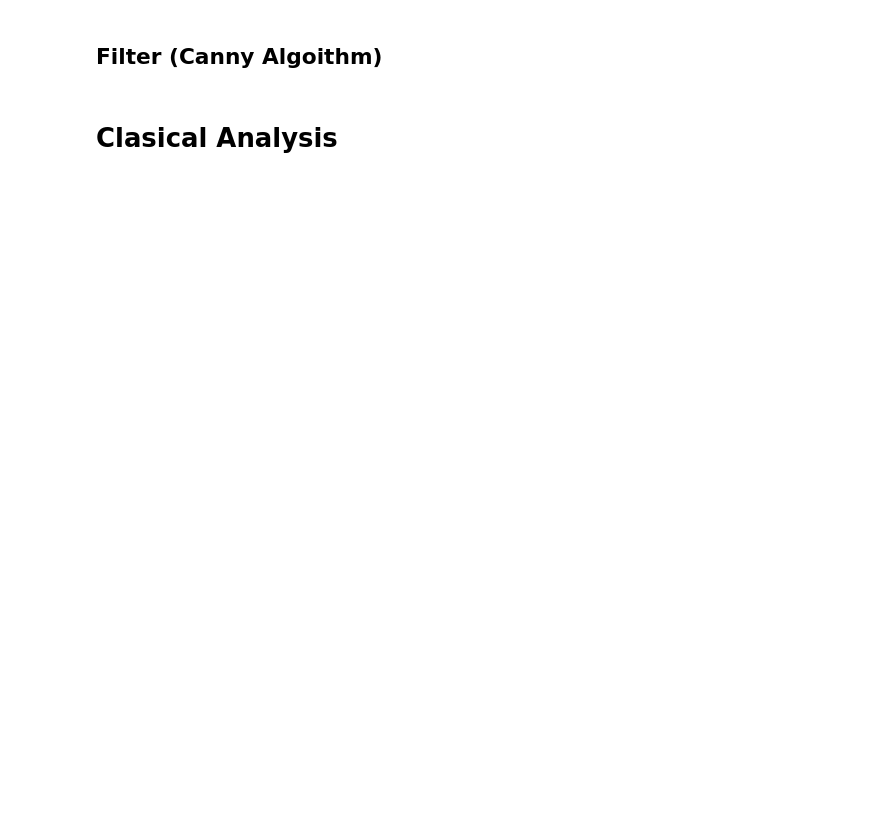
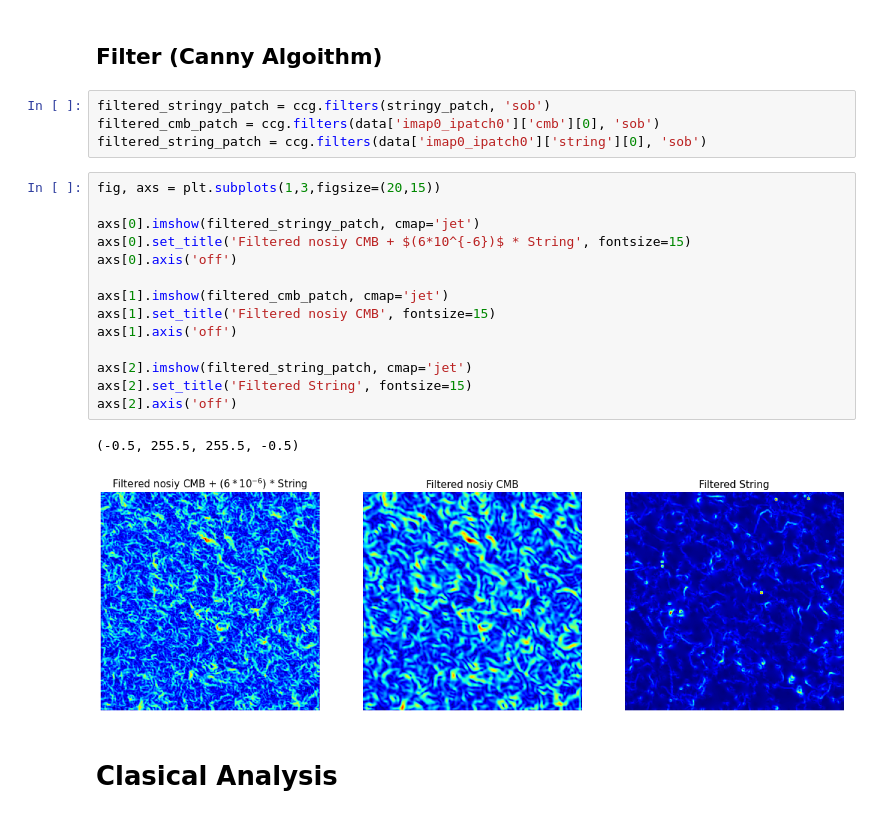
Before and after one commit to halehhajizadeh/PlanckGBM, a Jupyter notebook: CosmicString.ipynb, the cells around one changed output. Cells and saved outputs as stored; diff of their text form; blank space fills up the shorter version.

Commit message:
added filter

```diff
--- a/CosmicString.ipynb
+++ b/CosmicString.ipynb
@@ -370,4 +370,25 @@ plt.show()
 # %% [markdown]
 ## Filter (Canny Algoithm)
+# %%
+filtered_stringy_patch = ccg.filters(stringy_patch, 'sob')
+filtered_cmb_patch = ccg.filters(data['imap0_ipatch0']['cmb'][0], 'sob')
+filtered_string_patch = ccg.filters(data['imap0_ipatch0']['string'][0], 'sob')
+# %%
+fig, axs = plt.subplots(1,3,figsize=(20,15))
+
+axs[0].imshow(filtered_stringy_patch, cmap='jet')
+axs[0].set_title('Filtered nosiy CMB + $(6*10^{-6})$ * String', fontsize=15)
+axs[0].axis('off')
+
+axs[1].imshow(filtered_cmb_patch, cmap='jet')
+axs[1].set_title('Filtered nosiy CMB', fontsize=15)
+axs[1].axis('off')
+
+axs[2].imshow(filtered_string_patch, cmap='jet')
+axs[2].set_title('Filtered String', fontsize=15)
+axs[2].axis('off')
+# %% [output]
+(-0.5, 255.5, 255.5, -0.5)
+[figure, added]
 # %% [markdown]
 # Clasical Analysis
```
Also changed, not shown: parts of 2 cells of this notebook.
